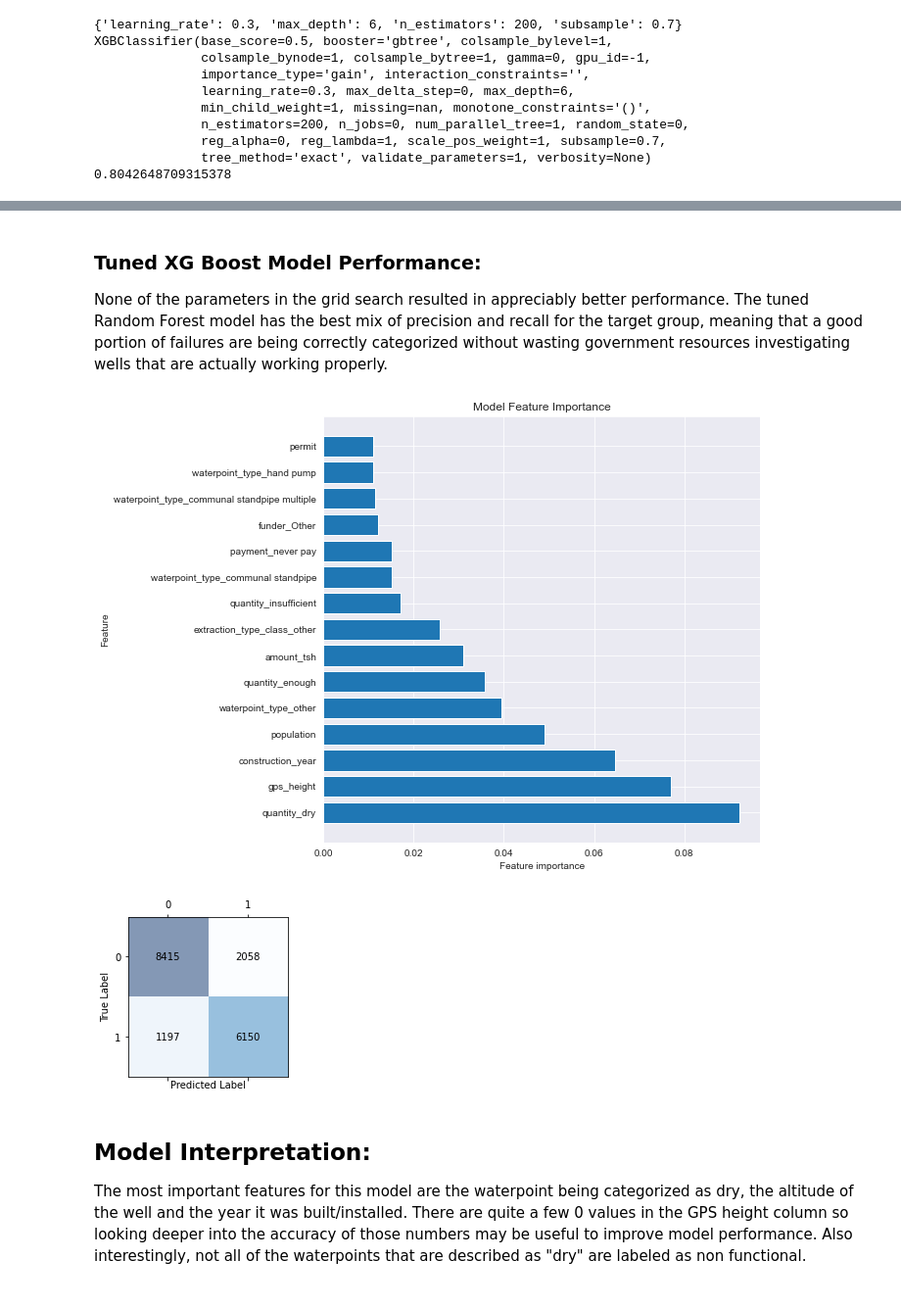
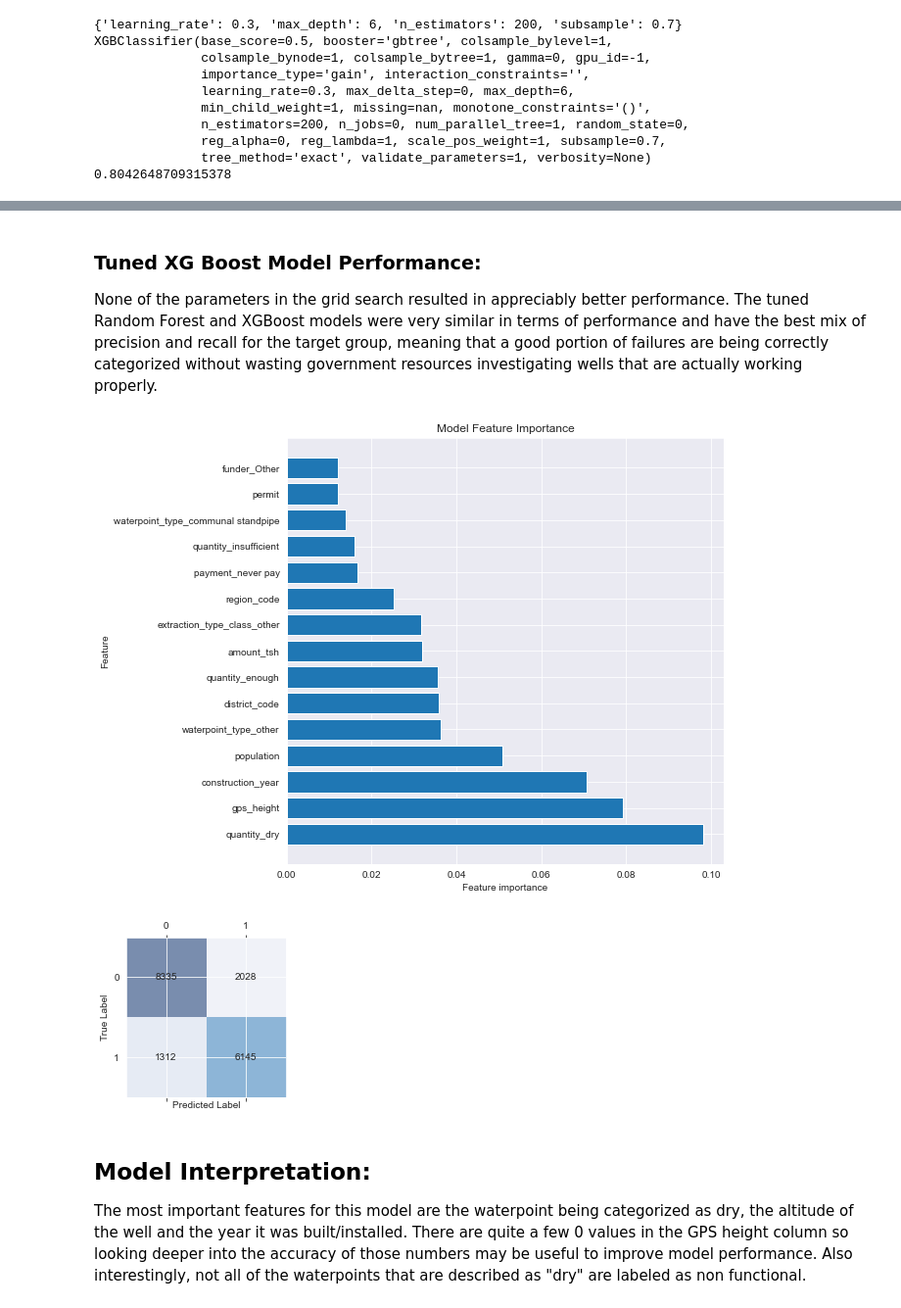
Before and after one commit to cmhollman/Phase-3-Project, a Jupyter notebook: tanz_notebook.ipynb, the cells around one changed output, grey strips where cells are left out. Shown: that part at 98% size. Saved outputs shown, nothing was run; the diff lists cells and outputs as text; code cells hidden in the pictures.

```diff
--- a/tanz_notebook.ipynb
+++ b/tanz_notebook.ipynb
@@ -411,0 +538,12 @@ We were able to increase the precision of our model for our target category by 2
+# %%
+clf_rf_2 = RandomForestClassifier(
+    n_estimators=150,
+    criterion='entropy',
+    max_depth=None,
+    min_samples_split = 10,
+    min_samples_leaf = 1,
+    random_state=42)
+clf_rf_2.fit(X_train_ohe, y_train)
+print('Tuned Random Forest Scores \n', classification_report(y_test,clf_rf_2.predict(X_test_ohe)))
+print('Training Scores:------------------------------------------------------  \n',
+      classification_report(y_train,clf_rf_2.predict(X_train_ohe)))
@@ -415,8 +576,10 @@ This tends to be one of the more accurate models readily available for classific
 # %%
 # XGBoost
 clf_xgb = XGBClassifier()
-clf_xgb.fit(X_train,y_train)
-print('XG Boost Scores \n', classification_report(y_test,clf_xgb.predict(X_test)))
+clf_xgb.fit(X_train_ohe,y_train)
+print('XG Boost Scores \n', classification_report(y_test,clf_xgb.predict(X_test_ohe)))
+print('Training Scores:------------------------------------------------------  \n',
+      classification_report(y_train,clf_xgb.predict(X_train_ohe)))
 # %% [output]
 XG Boost Scores
                precision    recall  f1-score   support
@@ -439,7 +612,7 @@ param_grid_xgb = {
 }
 # %%
 gs_boost = GridSearchCV(clf_xgb, param_grid_xgb, cv=3)
-gs_boost.fit(X_train, y_train)
+gs_boost.fit(X_train_ohe, y_train)
 print(gs_boost.best_params_)
 print(gs_boost.best_estimator_)
 print(gs_boost.best_score_)
@@ -456,8 +629,10 @@ XGBClassifier(base_score=0.5, booster='gbtree', colsample_bylevel=1,
 0.8042648709315378
 # %%
 clf_xgb_2 = XGBClassifier(learning_rate=0.3, max_depth= 6, n_estimators= 200, subsample=0.7)
-clf_xgb_2.fit(X_train, y_train)
-print('Tuned XG Boost Scores \n', classification_report(y_test,clf_xgb_2.predict(X_test)))
+clf_xgb_2.fit(X_train_ohe, y_train)
+print('Tuned XG Boost Scores \n', classification_report(y_test,clf_xgb_2.predict(X_test_ohe)))
+print('Training Scores:------------------------------------------------------  \n',
+      classification_report(y_train,clf_xgb_2.predict(X_train_ohe)))
 # %% [output]
 Tuned XG Boost Scores
                precision    recall  f1-score   support
@@ -471,27 +656,26 @@ weighted avg       0.81      0.81      0.81     17820
 # %% [markdown]
 ### Tuned XG Boost Model Performance:
-None of the parameters in the grid search resulted in appreciably better performance. The tuned Random Forest
-model has the best mix of precision and recall for the target group, meaning that a good portion of failures are being correctly categorized without wasting government resources investigating wells that are actually working properly.
+None of the parameters in the grid search resulted in appreciably better performance. The tuned Random Forest and XGBoost models were very similar in terms of performance and have the best mix of precision and recall for the target group, meaning that a good portion of failures are being correctly categorized without wasting government resources investigating wells that are actually working properly.
 # %%
 importances = clf_rf_2.feature_importances_
 sorted_indices = np.argsort(importances)[::-1]
 # %%
 def plot_feature_importances(model):
     sns.set_style('darkgrid')
     importances = model.feature_importances_
     sorted_indices = np.argsort(importances)[::-1]
     n_features = 15
     plt.figure(figsize=(8,8))
     plt.barh(range(15), importances[sorted_indices][:15], align='center')
-    plt.yticks(range(n_features), X_train.columns[sorted_indices][:15])
+    plt.yticks(range(15), X_train_ohe.columns[sorted_indices][:15])
     plt.xlabel('Feature importance')
     plt.ylabel('Feature')
     plt.title('Model Feature Importance')
 plot_feature_importances(clf_rf_2)
 # %% [output]
-[figure, old version]
+[figure, new version]
 # %%
-y_pred = clf_rf_2.predict(X_test)
+y_pred = clf_rf_2.predict(X_test_ohe)
 
 confmat = confusion_matrix(y_true=y_test, y_pred=y_pred)
 
@@ -506,7 +690,7 @@ plt.xlabel('Predicted Label')
 plt.ylabel('True Label')
 plt.show()
 # %% [output]
-[figure, old version]
+[figure, new version]
 # %% [markdown]
 ## Model Interpretation:
 The most important features for this model are the waterpoint being categorized as dry, the altitude of the well and the year it was built/installed. There are quite a few 0 values in the GPS height column so looking deeper into the accuracy of those numbers may be useful to improve model performance. Also interestingly, not all of the waterpoints that are described as "dry" are labeled as non functional.
```
Also changed, not shown: parts of 75 cells of this notebook.
